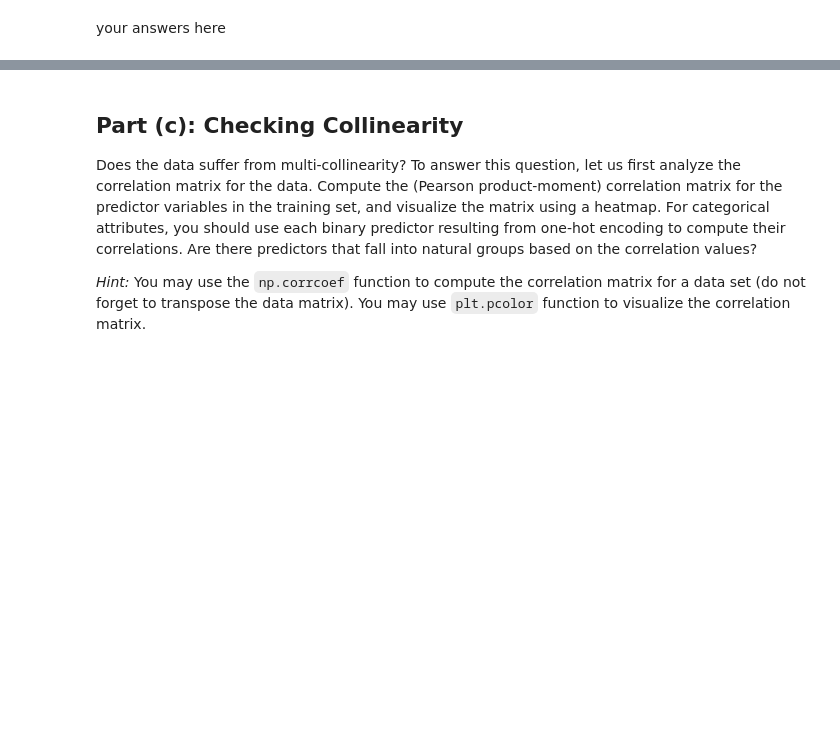
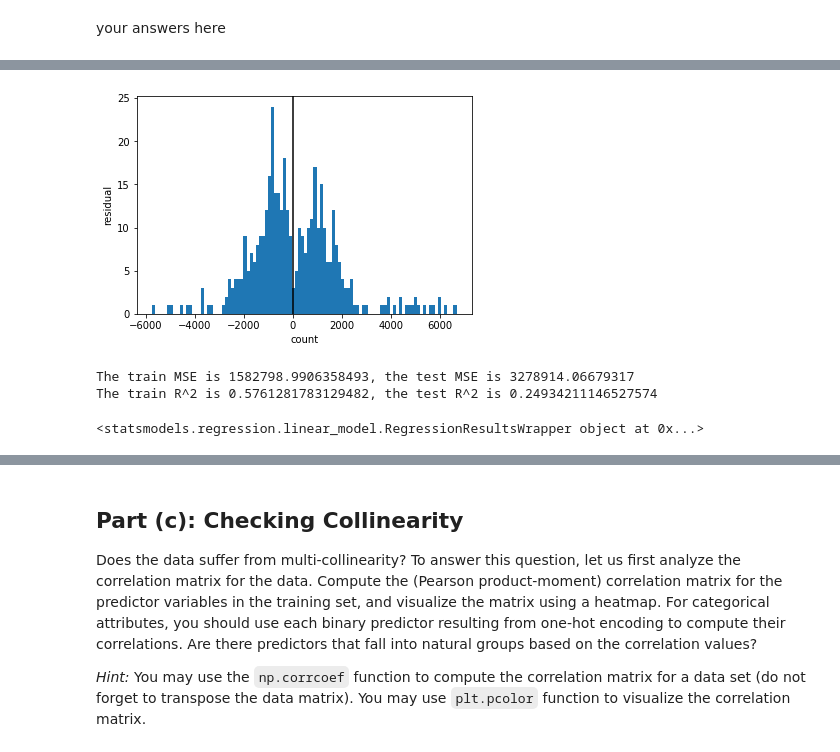
Before and after one commit to Sahith-8055/20186008_DataScience, a Jupyter notebook: Week-2/Project/cs109a_hw3.ipynb, the cells around one changed output, grey strips where cells are left out. Saved outputs shown, nothing was run; the diff lists cells and outputs as text; code cells hidden in the pictures; blank space fills up the shorter version.

```diff
--- a/Week-2/Project/cs109a_hw3.ipynb
+++ b/Week-2/Project/cs109a_hw3.ipynb
@@ -318,3 +486,23 @@ $\hat{x}_{ij} = (x_{ij} - \bar{x}_j) / s_j$, where $\bar{x}_j$ and $s_j$ are the
+# %%
+# normalize test data
+test_data['temp'] = test_data['temp'].apply(lambda x: (x - mean_temp ) / (sd_temp))
+test_data['atemp'] = test_data['atemp'].apply(lambda x: (x - mean_atemp ) / (sd_atemp))
+test_data['humidity'] = test_data['humidity'].apply(lambda x: (x - mean_humidity ) / (sd_humidity))
+test_data['windspeed'] = test_data['windspeed'].apply(lambda x: (x - mean_windspeed ) / (sd_windspeed))
+# %%
+y_train = train_data['rentals'].values
+X_train = train_data[['holiday', 'workingday', 'temp', 'atemp', 'humidity', 'windspeed', 'season_2',
+                 'season_3', 'season_4', 'month_2', 'month_3', 'month_4', 'month_5', 'month_6',
+                 'month_7', 'month_8', 'month_9', 'month_10', 'month_11', 'month_12', 'day_of_week_1',
+                 'day_of_week_2', 'day_of_week_3', 'day_of_week_4', 'day_of_week_5', 'day_of_week_6', 'weather_2',
+                 'weather_3']].values
+
+y_test = test_data['rentals'].values
+X_test = test_data[['holiday', 'workingday', 'temp', 'atemp', 'humidity', 'windspeed', 'season_2',
+                 'season_3', 'season_4', 'month_2', 'month_3', 'month_4', 'month_5', 'month_6',
+                 'month_7', 'month_8', 'month_9', 'month_10', 'month_11', 'month_12', 'day_of_week_1',
+                 'day_of_week_2', 'day_of_week_3', 'day_of_week_4', 'day_of_week_5', 'day_of_week_6', 'weather_2',
+                 'weather_3']].values
 # %% [markdown]
 ## Part (b): Multiple Linear Regression
 
@@ -362,2 +550,6 @@ strong multicollinearity or other numerical problems.
 # %% [markdown]
 your answers here
+# %%
+y_train = y_train.reshape(len(y_train), 1)
+y_test = y_test.reshape(len(y_test), 1)
+print(X_train.shape, y_train.shape, X_test.shape , y_test.shape)
@@ -363,0 +558,11 @@ your answers here
+# %%
+X_train_lm = X_train
+y_train_lm = y_train
+
+
+lm_1 = LinearRegression(fit_intercept=True)
+lm_1.fit(X_train, y_train)
+
+y_pred = lm_1.predict(X_test)
+
+print('The equation of the regression plane is: {} + {}^T . x'.format(lm_1.intercept_, lm_1.coef_))
@@ -363,0 +577,34 @@ your answers here
+# %%
+# Residual plot
+plt.hist(y_test - y_pred, bins=100)
+plt.axvline(x=0, color = "black")
+plt.ylabel('residual')
+plt.xlabel('count')
+plt.show()
+# %% [output]
+[figure, added]
+# %%
+train_MSE= np.mean((y_train - lm_1.predict(X_train))**2)
+test_MSE= np.mean((y_test - lm_1.predict(X_test))**2)
+print('The train MSE is {}, the test MSE is {}'.format(train_MSE, test_MSE))
+
+train_R_sq = lm_1.score(X_train, y_train)
+test_R_sq = lm_1.score(X_test, y_test)
+print('The train R^2 is {}, the test R^2 is {}'.format(train_R_sq, test_R_sq))
+# %% [output]
+The train MSE is 1582798.9906358493, the test MSE is 3278914.06679317
+The train R^2 is 0.5761281783129482, the test R^2 is 0.24934211146527574
+# %%
+# statsmodel regression
+# create the X matrix by appending a column of ones to x_train
+X = sm.add_constant(X_train)
+X_test_sm = sm.add_constant(X_test)
+# build the OLS model from the training data
+smm = sm.OLS(y_train, X)
+
+#save regression info in results_sm
+results_sm = smm.fit()
+
+print(results_sm)
+# %% [output]
+<statsmodels.regression.linear_model.RegressionResultsWrapper object at 0x...>
```
Also changed, not shown: parts of 26 cells of this notebook.
